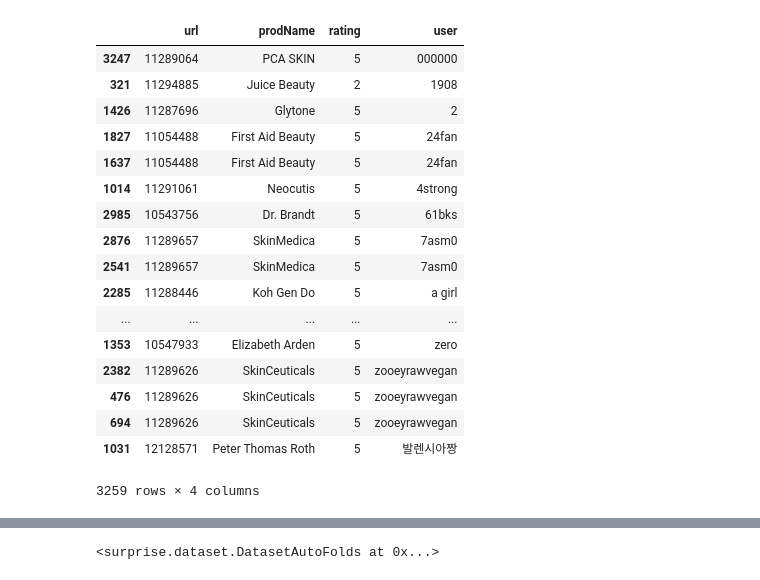
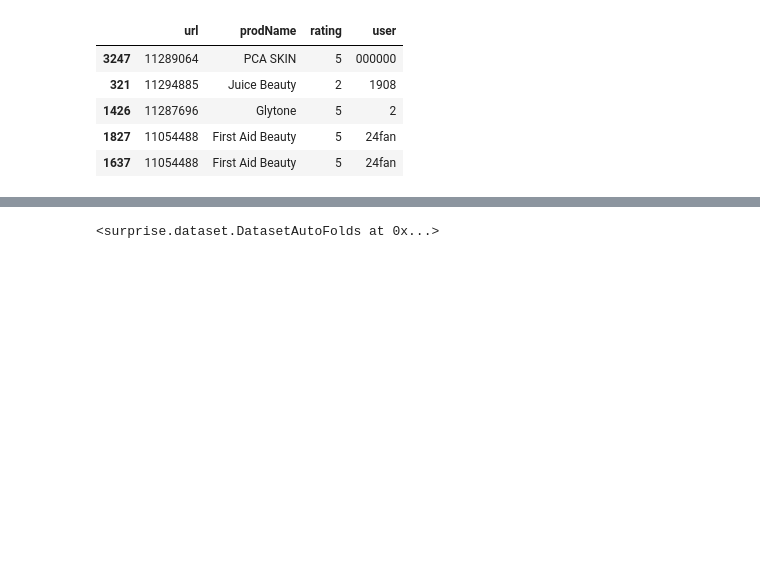
Before and after one commit to mackenziemitchell6/SkinCareRoutine, a Jupyter notebook: _StartingRecommender.ipynb, the cells around one changed output, grey strips where cells are left out. Saved outputs shown, nothing was run; the diff lists cells and outputs as text; code cells hidden in the pictures; blank space fills up the shorter version.

```diff
--- a/_StartingRecommender.ipynb
+++ b/_StartingRecommender.ipynb
@@ -127,24 +262,12 @@ alldf.sort_values(['url','user'])
 # %%
-alldf.sort_values('user')
+alldf.sort_values('user').head()
 # %% [output]
 |  | url | prodName | rating | user |
 | 3247 | 11289064 | PCA SKIN | 5 | 000000 |
 | 321 | 11294885 | Juice Beauty | 2 | 1908 |
 | 1426 | 11287696 | Glytone | 5 | 2 |
 | 1827 | 11054488 | First Aid Beauty | 5 | 24fan |
 | 1637 | 11054488 | First Aid Beauty | 5 | 24fan |
-| 1014 | 11291061 | Neocutis | 5 | 4strong |
-| 2985 | 10543756 | Dr. Brandt | 5 | 61bks |
-| 2876 | 11289657 | SkinMedica | 5 | 7asm0 |
-| 2541 | 11289657 | SkinMedica | 5 | 7asm0 |
-| 2285 | 11288446 | Koh Gen Do | 5 | a girl |
-| ... | ... | ... | ... | ... |
-| 1353 | 10547933 | Elizabeth Arden | 5 | zero |
-| 2382 | 11289626 | SkinCeuticals | 5 | zooeyrawvegan |
-| 476 | 11289626 | SkinCeuticals | 5 | zooeyrawvegan |
-| 694 | 11289626 | SkinCeuticals | 5 | zooeyrawvegan |
-| 1031 | 12128571 | Peter Thomas Roth | 5 | 발렌시아짱 |
-3259 rows × 4 columns
 # %%
 # data=Dataset.load_from_df(df1[['user','url','rating']],reader=reader)
 # data
```
Also changed, not shown: parts of 61 cells of this notebook, 5 other files.
